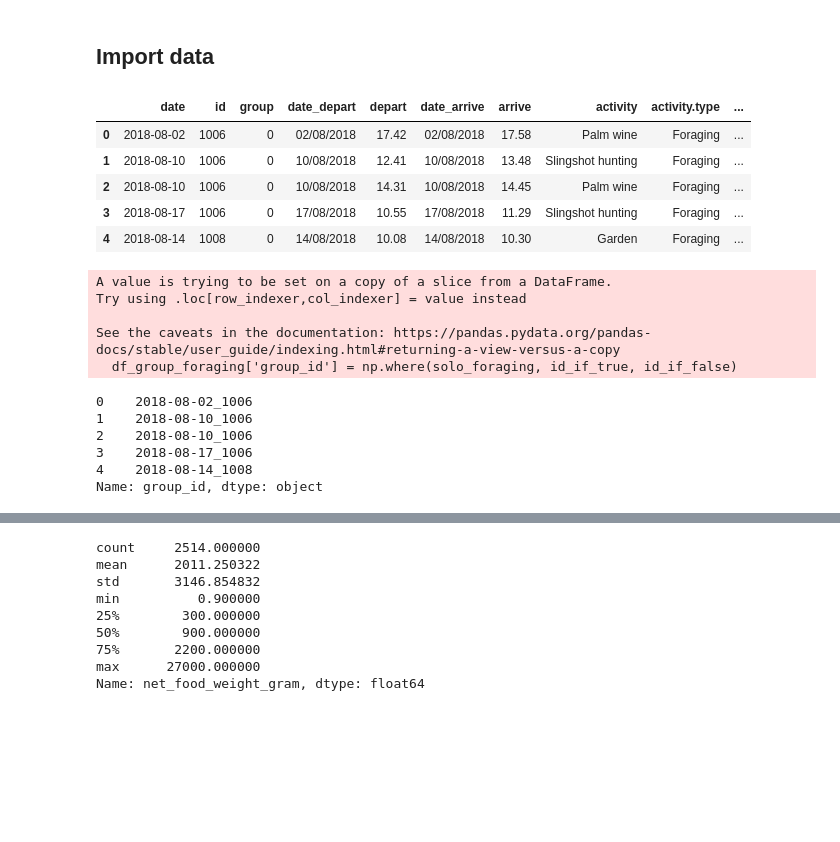
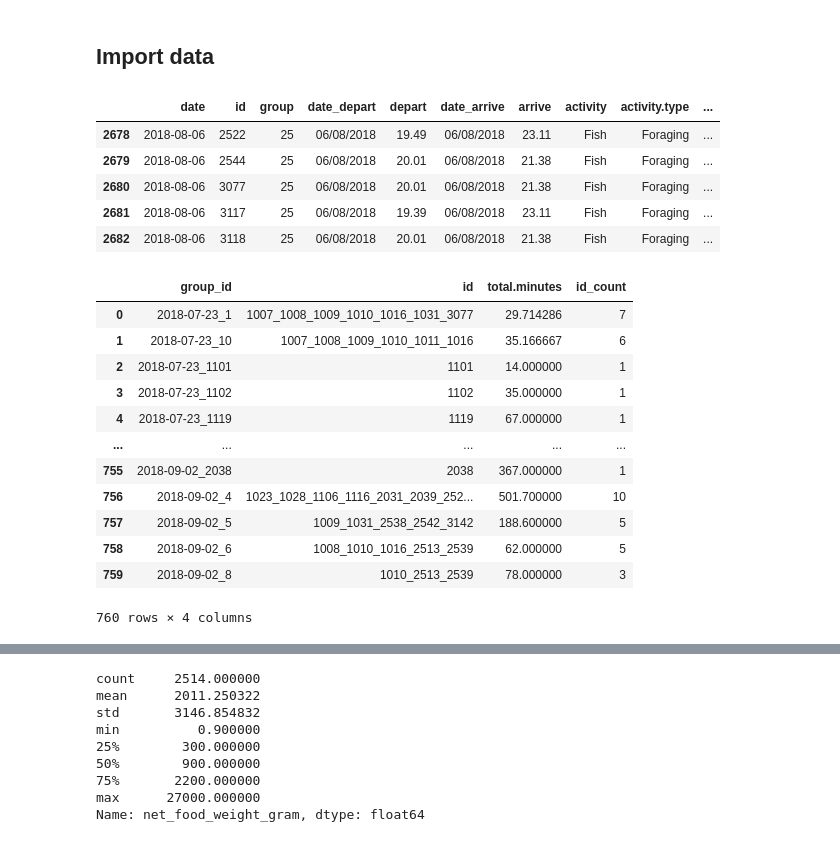
Before and after one commit to ErikRingen/foraging_returns, a Jupyter notebook: docs/EDA.ipynb, the cells around one changed output, grey strips where cells are left out. Saved outputs shown, nothing was run; the diff lists cells and outputs as text; code cells hidden in the pictures; blank space fills up the shorter version.

```diff
--- a/docs/EDA.ipynb
+++ b/docs/EDA.ipynb
@@ -23,49 +22,43 @@ df_group.columns = [col.lower() for col in df_group.columns]
 # make dates have some format
 df_group['date'] = pd.to_datetime(df_group['date'], dayfirst=True)
 df_returns['date'] = pd.to_datetime(df_returns['date'], dayfirst=True)
-
-#df_group['date'] = df_group['date'].dt.strftime('%Y-%m-%d')
-df_group.head()
-# %% [output]
-|  | date | id | group | date_depart | depart | date_arrive | arrive | activity | activity.type | ... |
-| 0 | 2018-08-02 | 1006 | 0 | 02/08/2018 | 17.42 | 02/08/2018 | 17.58 | Palm wine | Foraging | ... |
-| 1 | 2018-08-10 | 1006 | 0 | 10/08/2018 | 12.41 | 10/08/2018 | 13.48 | Slingshot hunting | Foraging | ... |
-| 2 | 2018-08-10 | 1006 | 0 | 10/08/2018 | 14.31 | 10/08/2018 | 14.45 | Palm wine | Foraging | ... |
-| 3 | 2018-08-17 | 1006 | 0 | 17/08/2018 | 10.55 | 17/08/2018 | 11.29 | Slingshot hunting | Foraging | ... |
-| 4 | 2018-08-14 | 1008 | 0 | 14/08/2018 | 10.08 | 14/08/2018 | 10.30 | Garden | Foraging | ... |
 # %%
-# convert group and id to string
 df_group['group'] = df_group['group'].astype(str)
 df_group['id'] = df_group['id'].astype(str)
 
-df_group_foraging = df_group[df_group['activity.type'] == 'Foraging']
-df_group_foraging.head()
+solo_foraging = df_group['group'] == '0'
+id_if_true = df_group['date'].astype(str) + '_' + df_group['id']
+id_if_false = df_group['date'].astype(str) + '_' + df_group['group'] # Assuming group is integer/float, convert to str
 
-solo_foraging = df_group_foraging['group'] == "0"
-id_if_true = df_group_foraging['date'].astype(str) + '_' + df_group_foraging['id']
-id_if_false = df_group_foraging['date'].astype(str) + '_' + df_group_foraging['group'] # Assuming group is integer/float, convert to str
+df_group['group_id'] = np.where(solo_foraging, id_if_true, id_if_false)
 
-df_group_foraging['group_id'] = np.where(solo_foraging, id_if_true, id_if_false)
+df_group.tail()
 # %% [output]
-A value is trying to be set on a copy of a slice from a DataFrame.
-Try using .loc[row_indexer,col_indexer] = value instead
-
-See the caveats in the documentation: https://pandas.pydata.org/pandas-docs/stable/user_guide/indexing.html#returning-a-view-versus-a-copy
-  df_group_foraging['group_id'] = np.where(solo_foraging, id_if_true, id_if_false)
+|  | date | id | group | date_depart | depart | date_arrive | arrive | activity | activity.type | ... |
+| 2678 | 2018-08-06 | 2522 | 25 | 06/08/2018 | 19.49 | 06/08/2018 | 23.11 | Fish | Foraging | ... |
+| 2679 | 2018-08-06 | 2544 | 25 | 06/08/2018 | 20.01 | 06/08/2018 | 21.38 | Fish | Foraging | ... |
+| 2680 | 2018-08-06 | 3077 | 25 | 06/08/2018 | 20.01 | 06/08/2018 | 21.38 | Fish | Foraging | ... |
+| 2681 | 2018-08-06 | 3117 | 25 | 06/08/2018 | 19.39 | 06/08/2018 | 23.11 | Fish | Foraging | ... |
+| 2682 | 2018-08-06 | 3118 | 25 | 06/08/2018 | 20.01 | 06/08/2018 | 21.38 | Fish | Foraging | ... |
-# %%
-df_group_foraging['group_id'].head()
-# %% [output]
-0    2018-08-02_1006
-1    2018-08-10_1006
-2    2018-08-10_1006
-3    2018-08-17_1006
-4    2018-08-14_1008
-Name: group_id, dtype: object
 # %%
-# get the number of unique ids within each group
-df_group_foraging.groupby('group_id')['id'].nunique()
+df_group_foraging = df_group[df_group['activity.type'] == "Foraging"]
 
 # make a new group dataframe with the group_id as the index, concatenate only the unique ids within each
-df_group_summary = df_group_foraging.groupby('group_id').agg({'id': lambda x: '_'.join(sorted([str(item) for item in x.unique()]))}).reset_index()
-
+df_group_agg = df_group_foraging.groupby('group_id').agg({'id': lambda x: '_'.join(sorted([str(item) for item in x.unique()])), 'total.minutes': 'mean'}).reset_index()
 # get the number of unique ids within each group, split the ids into a list and count the number of unique ids
+df_group_agg['id_count'] = df_group_agg['id'].apply(lambda x: len(x.split('_')))
+df_group_agg
+# %% [output]
+|  | group_id | id | total.minutes | id_count |
+| 0 | 2018-07-23_1 | 1007_1008_1009_1010_1016_1031_3077 | 29.714286 | 7 |
+| 1 | 2018-07-23_10 | 1007_1008_1009_1010_1011_1016 | 35.166667 | 6 |
+| 2 | 2018-07-23_1101 | 1101 | 14.000000 | 1 |
+| 3 | 2018-07-23_1102 | 1102 | 35.000000 | 1 |
+| 4 | 2018-07-23_1119 | 1119 | 67.000000 | 1 |
+| ... | ... | ... | ... | ... |
+| 755 | 2018-09-02_2038 | 2038 | 367.000000 | 1 |
+| 756 | 2018-09-02_4 | 1023_1028_1106_1116_2031_2039_252... | 501.700000 | 10 |
+| 757 | 2018-09-02_5 | 1009_1031_2538_2542_3142 | 188.600000 | 5 |
+| 758 | 2018-09-02_6 | 1008_1010_1016_2513_2539 | 62.000000 | 5 |
+| 759 | 2018-09-02_8 | 1010_2513_2539 | 78.000000 | 3 |
+760 rows × 4 columns
```
Also changed, not shown: parts of 30 cells of this notebook, 7 other files.
